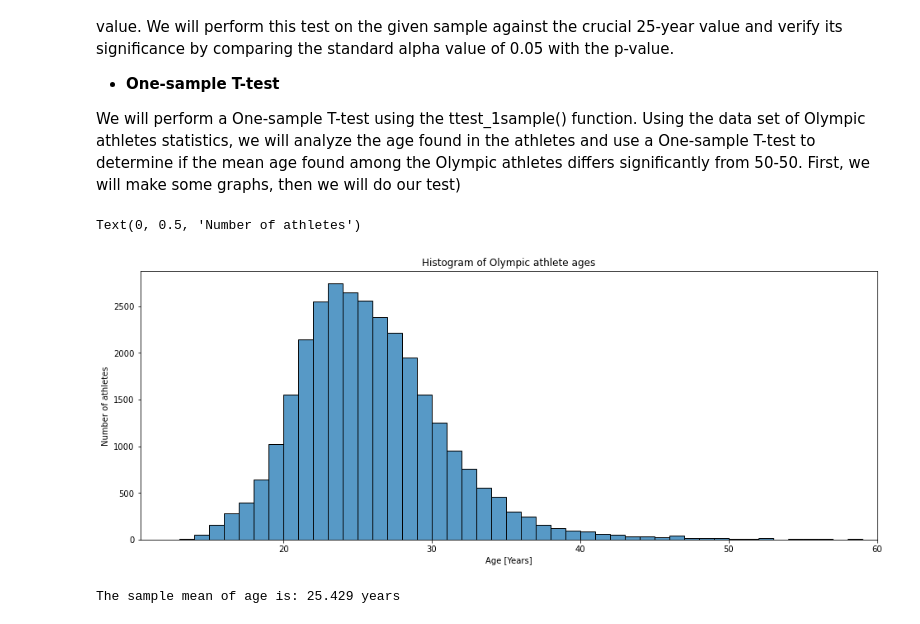
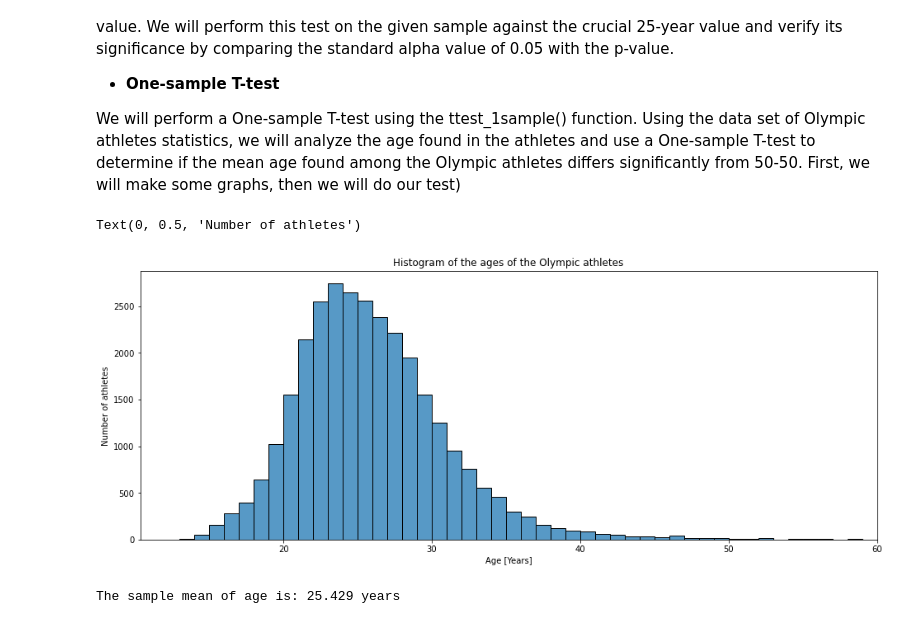
Before and after one commit to AugustoMaidana/hypothesis_testing, a Jupyter notebook: hypothesis_testing.ipynb, the cells around one changed output. Saved outputs shown, nothing was run; the diff lists cells and outputs as text; code cells hidden in the pictures.

```diff
--- a/hypothesis_testing.ipynb
+++ b/hypothesis_testing.ipynb
@@ -141,18 +141,18 @@ eWe are going to compare the mean age in years of the Olympcs athletess with a g
 
 We will perform a One-sample T-test using the ttest_1sample() function. Using the data set of Olympic athletes statistics, we will analyze the age found in the athletes and use a One-sample T-test to determine if the mean age found among the Olympic athletes differs significantly from 50-50. First, we will make some graphs, then we will do our test)
 # %%
-# Histogram of Olympic athlete ages
+# Histogram of the ages of the Olympic athletes
 plt.figure(figsi e  =(16, 6)
 )ax
 sns.histplot(da =ta Athletes_df, x = 'e'Ag, binwidth = 1, bins = )0e
 x_min, x_max = ax.get_xlim()
 ax.set_xlim(x_min, 60) # set the limits back to the ones of the histpl')
-plt.te('itlHistogram of Olympic athlete asg');
+plt.te('Histogram of the ages of the Olympic athletessg');
 plt.xla'Agebel( [Ye''e');
-plt.ylabel('r of Numbeathsars');
+plt.ylaNumber of athletessars');
 # %% [output]
 Text(0, 0.5, 'Number of athletes')
-[figure, old version]
+[figure, new version]
 # %%
 print(f'The sample mean of age is: {Athletes_df.Age.mean():.3f} years')
 # %% [output]
```
Also changed, not shown: parts of 11 cells of this notebook.
